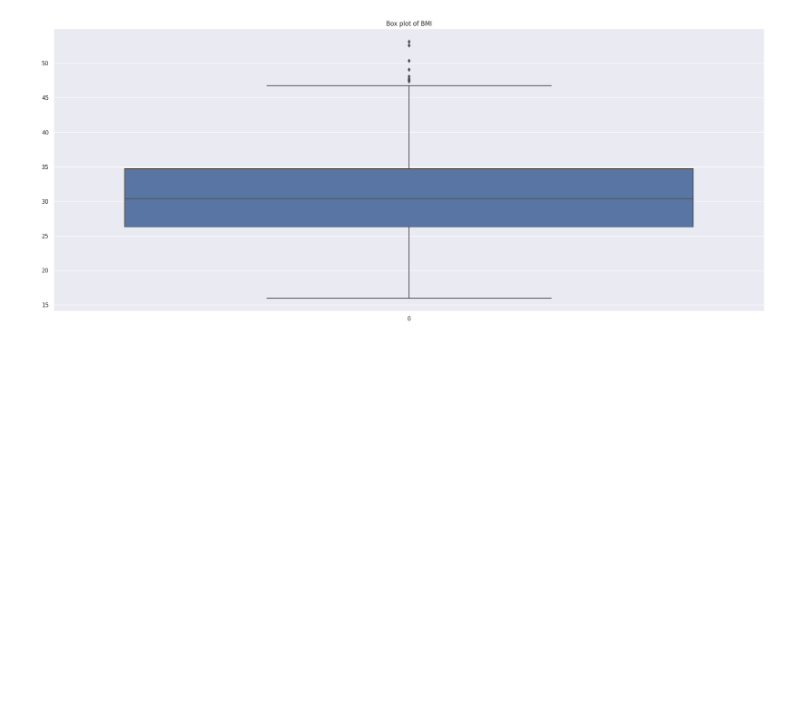
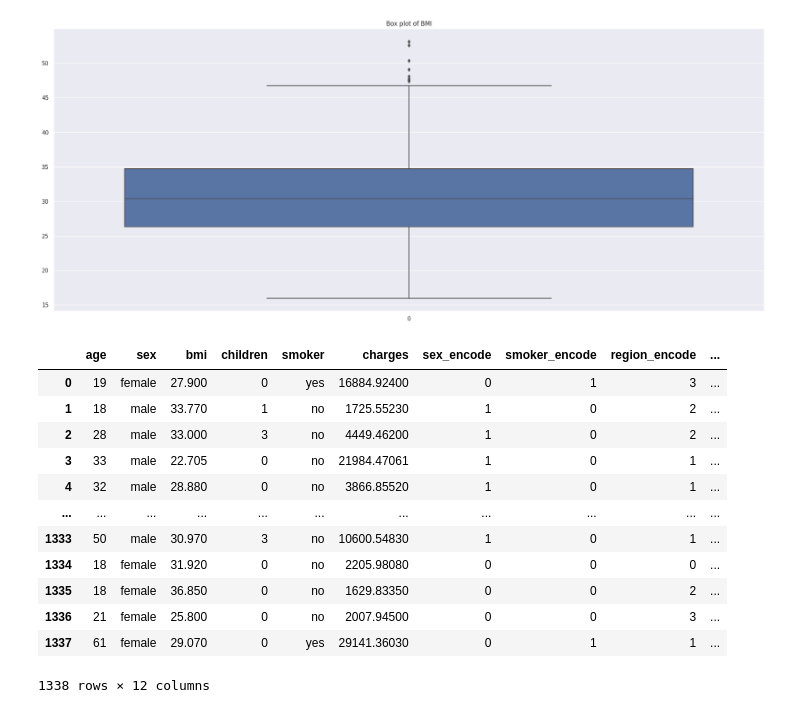
Before and after one commit to Minazor/GlobalAIHub_Bootcamp_Project, a Jupyter notebook: GlobalAIHub_MedicalCostAnalysis.ipynb, the cells around one changed output. Cells and saved outputs as stored; diff of their text form; code cells hidden in the pictures; blank space fills up the shorter version.

```diff
--- a/GlobalAIHub_MedicalCostAnalysis.ipynb
+++ b/GlobalAIHub_MedicalCostAnalysis.ipynb
@@ -211,3 +214,20 @@ plt.show()
 #As we can see there are some outliers at the top of the Box Plot
 # %% [output]
 [figure]
+# %%
+insurance = pd.get_dummies(insurance, columns=['region'], drop_first=True)
+insurance
+# %% [output]
+|  | age | sex | bmi | children | smoker | charges | sex_encode | smoker_encode | region_encode | ... |
+| 0 | 19 | female | 27.900 | 0 | yes | 16884.92400 | 0 | 1 | 3 | ... |
+| 1 | 18 | male | 33.770 | 1 | no | 1725.55230 | 1 | 0 | 2 | ... |
+| 2 | 28 | male | 33.000 | 3 | no | 4449.46200 | 1 | 0 | 2 | ... |
+| 3 | 33 | male | 22.705 | 0 | no | 21984.47061 | 1 | 0 | 1 | ... |
+| 4 | 32 | male | 28.880 | 0 | no | 3866.85520 | 1 | 0 | 1 | ... |
+| ... | ... | ... | ... | ... | ... | ... | ... | ... | ... | ... |
+| 1333 | 50 | male | 30.970 | 3 | no | 10600.54830 | 1 | 0 | 1 | ... |
+| 1334 | 18 | female | 31.920 | 0 | no | 2205.98080 | 0 | 0 | 0 | ... |
+| 1335 | 18 | female | 36.850 | 0 | no | 1629.83350 | 0 | 0 | 2 | ... |
+| 1336 | 21 | female | 25.800 | 0 | no | 2007.94500 | 0 | 0 | 3 | ... |
+| 1337 | 61 | female | 29.070 | 0 | yes | 29141.36030 | 0 | 1 | 1 | ... |
+1338 rows × 12 columns
```
Also changed, not shown: parts of 11 cells of this notebook.
